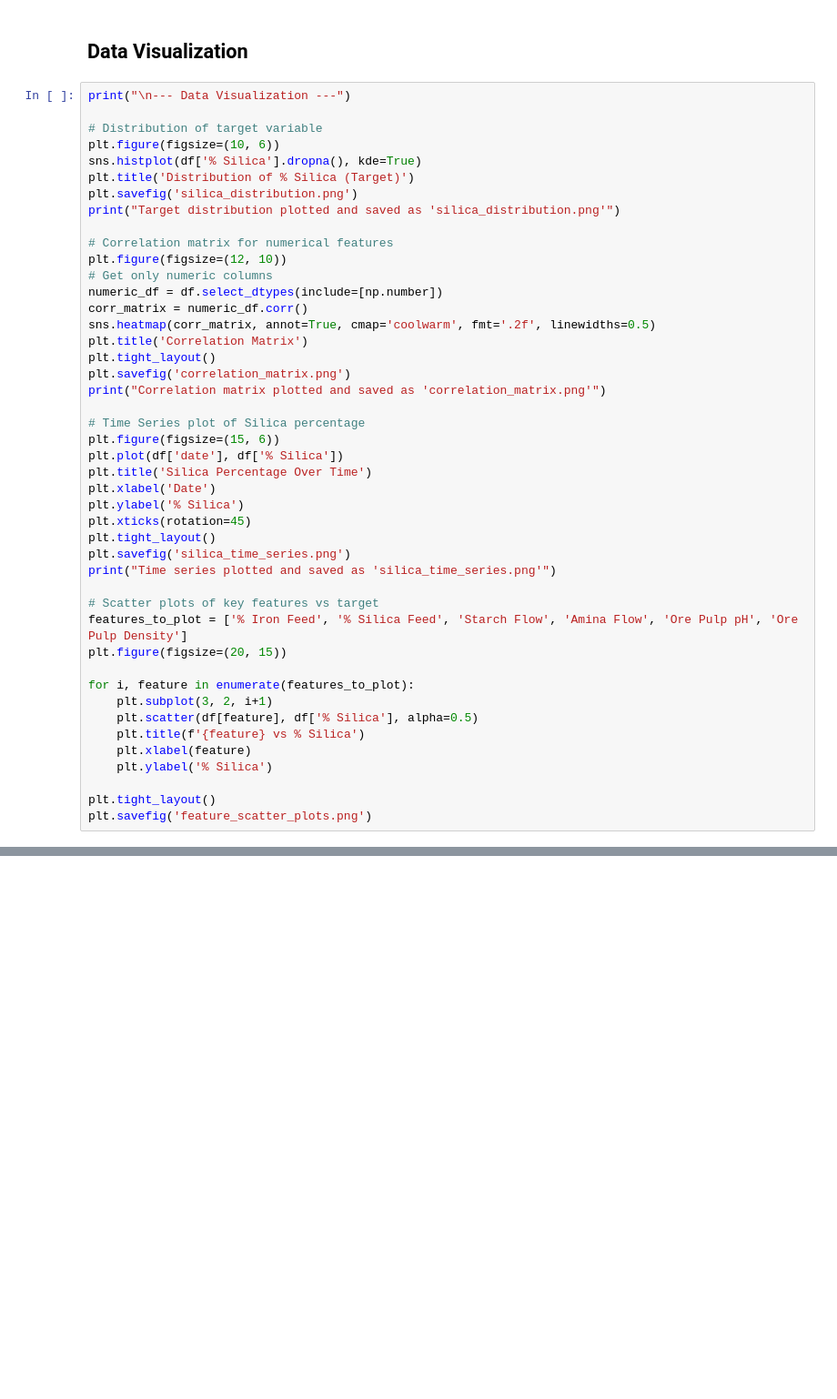
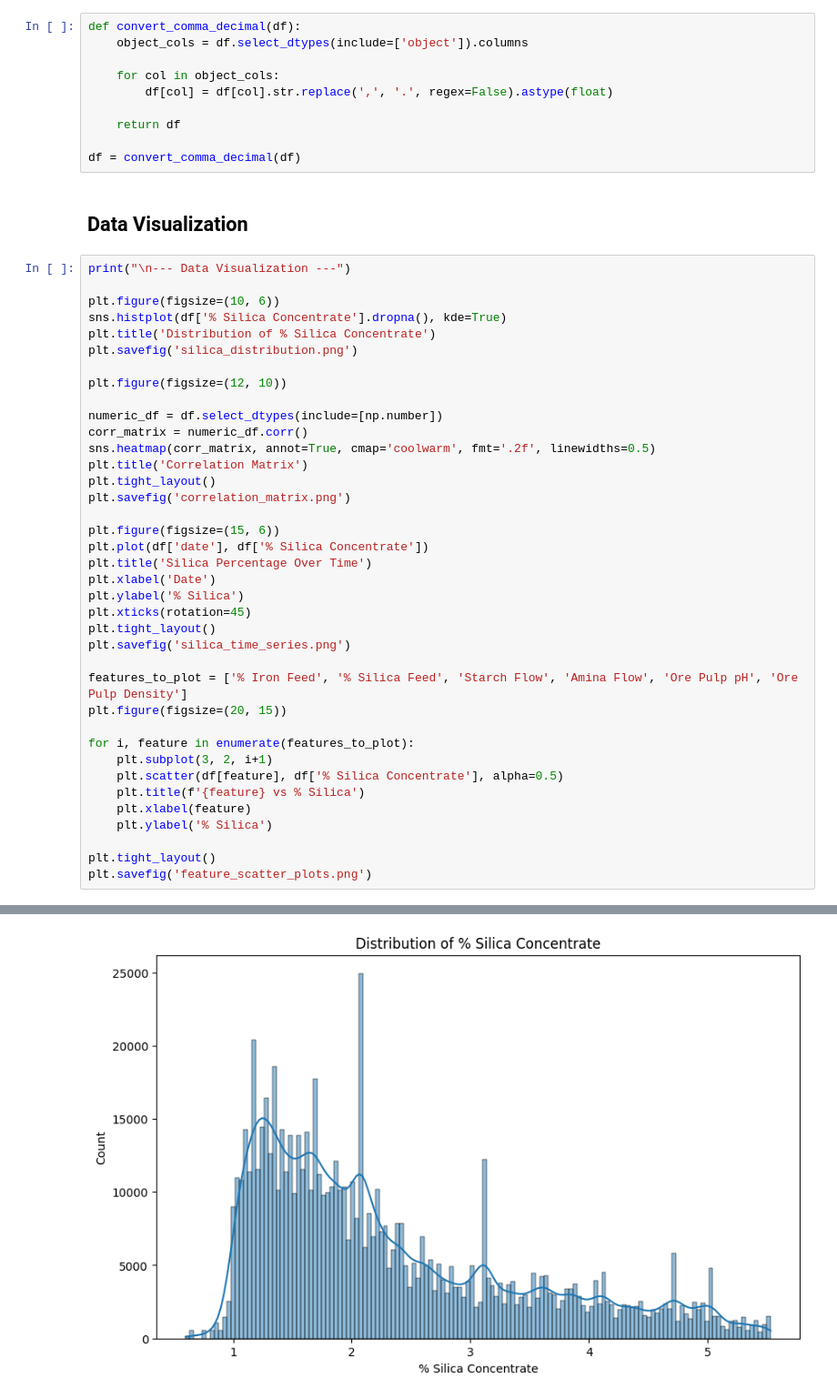
Before and after one commit to vissutagunawan/pre-test-hackathon-kgi, a Jupyter notebook: Case_3/main.ipynb, the cells around one changed output, grey strips where cells are left out. Shown at 91% size. Cells and saved outputs as stored; diff of their text form; blank space fills up the shorter version.

```diff
--- a/Case_3/main.ipynb
+++ b/Case_3/main.ipynb
@@ -53,47 +91,51 @@ dtype: float64
+# %%
+def convert_comma_decimal(df):
+    object_cols = df.select_dtypes(include=['object']).columns
+
+    for col in object_cols:
+        df[col] = df[col].str.replace(',', '.', regex=False).astype(float)
+
+    return df
+
+df = convert_comma_decimal(df)
 # %% [markdown]
 ## Data Visualization
 # %%
 print("\n--- Data Visualization ---")
 
-# Distribution of target variable
 plt.figure(figsize=(10, 6))
-sns.histplot(df['% Silica'].dropna(), kde=True)
-plt.title('Distribution of % Silica (Target)')
+sns.histplot(df['% Silica Concentrate'].dropna(), kde=True)
+plt.title('Distribution of % Silica Concentrate')
 plt.savefig('silica_distribution.png')
-print("Target distribution plotted and saved as 'silica_distribution.png'")
 
-# Correlation matrix for numerical features
 plt.figure(figsize=(12, 10))
-# Get only numeric columns
+
 numeric_df = df.select_dtypes(include=[np.number])
 corr_matrix = numeric_df.corr()
 sns.heatmap(corr_matrix, annot=True, cmap='coolwarm', fmt='.2f', linewidths=0.5)
 plt.title('Correlation Matrix')
 plt.tight_layout()
 plt.savefig('correlation_matrix.png')
-print("Correlation matrix plotted and saved as 'correlation_matrix.png'")
 
-# Time Series plot of Silica percentage
 plt.figure(figsize=(15, 6))
-plt.plot(df['date'], df['% Silica'])
+plt.plot(df['date'], df['% Silica Concentrate'])
 plt.title('Silica Percentage Over Time')
 plt.xlabel('Date')
 plt.ylabel('% Silica')
 plt.xticks(rotation=45)
 plt.tight_layout()
 plt.savefig('silica_time_series.png')
-print("Time series plotted and saved as 'silica_time_series.png'")
 
-# Scatter plots of key features vs target
 features_to_plot = ['% Iron Feed', '% Silica Feed', 'Starch Flow', 'Amina Flow', 'Ore Pulp pH', 'Ore Pulp Density']
 plt.figure(figsize=(20, 15))
 
 for i, feature in enumerate(features_to_plot):
     plt.subplot(3, 2, i+1)
-    plt.scatter(df[feature], df['% Silica'], alpha=0.5)
+    plt.scatter(df[feature], df['% Silica Concentrate'], alpha=0.5)
     plt.title(f'{feature} vs % Silica')
     plt.xlabel(feature)
     plt.ylabel('% Silica')
 
 plt.tight_layout()
 plt.savefig('feature_scatter_plots.png')
+# %% [output]
@@ -99,0 +146 @@ plt.savefig('feature_scatter_plots.png')
+[figure, added]
```
Also changed, not shown: parts of 4 cells of this notebook.
